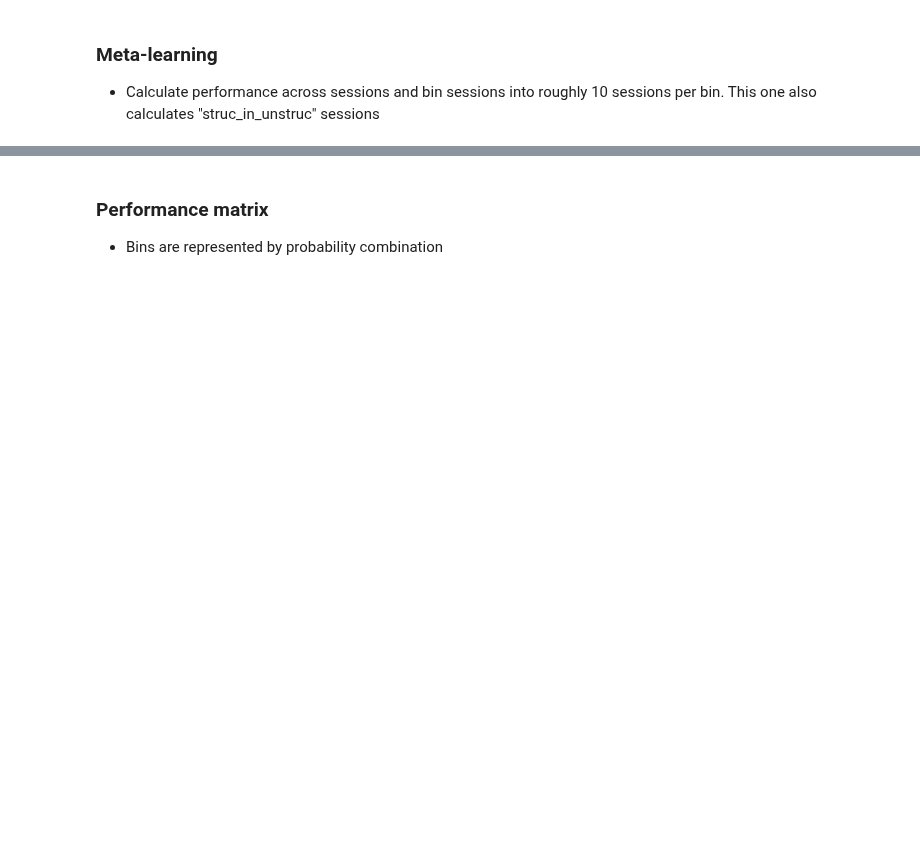
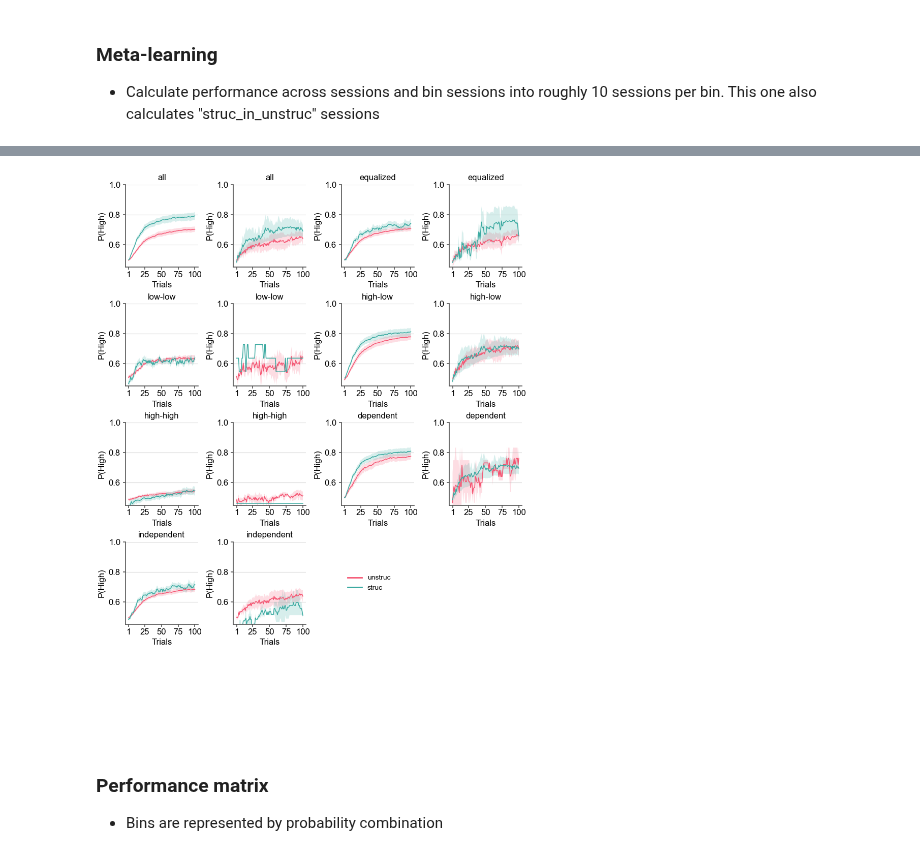
Before and after one commit to bapungiri/py_adlab_bg, a Jupyter notebook: mab_choice_performance1.ipynb, the cells around one changed output, grey strips where cells are left out. Saved outputs shown, nothing was run; the diff lists cells and outputs as text; code cells hidden in the pictures; blank space fills up the shorter version.

```diff
--- a/mab_choice_performance1.ipynb
+++ b/mab_choice_performance1.ipynb
@@ -226,3 +90,86 @@ AttributeError: 'NoneType' object has no attribute 'remove'
+# %%
+import numpy as np
+import seaborn as sns
+from matplotlib.lines import Line2D
+from neuropy import plotting
+import mab_subjects
+from mab_colors import Palette2Arm
+
+df = mab_subjects.GroupData().perf_tier.latest
+df = df[df["n_sessions"] >= 10]  # min sessions per tier per animal
+palette = Palette2Arm().as_dict()
+tier_labels = df["tier_label"].unique()
+names = df["name"].unique()
+plot_num = 1
+
+which_plots = "grouped"  # "grouped" or "subject-wise"
+
+match which_plots:
+
+    case "grouped":
+
+        # ------- Grouped performance plots ---------
+        fig = plotting.Fig(5, 4, fontsize=12)
+
+        for i, tier in enumerate(tier_labels):
+            for p, paradigm in enumerate(["8020", "9505"]):
+
+                mask = (df["tier_label"] == tier) & (df["paradigm"] == paradigm)
+                ax = fig.subplot(fig.gs[2 * i + p])
+                sns.lineplot(
+                    data=df[mask],
+                    x="trial_id",
+                    y="tier_perf",
+                    hue="group",
+                    hue_order=["unstruc", "struc"],
+                    palette=palette,
+                    lw=1.1,
+                    err_kws=dict(edgecolor="none"),
+                    errorbar="se",
+                    legend=False,
+                    ax=ax,
+                )
+                ax.set_ylim(0.45, 1)
+                ax.grid(axis="y", zorder=-1, alpha=0.5)
+                ax.set_ylabel("P(High)")
+                ax.set_xticks([1, 25, 50, 75, 100])
+                ax.set_xlabel("Trials")
+                ax.set_title(tier)
+
+        # one legend in the first unused slot, so it never covers data
+        hue_order = ["unstruc", "struc"]
+        leg_ax = fig.subplot(fig.gs[2 * len(tier_labels)])
+        leg_ax.axis("off")
+        leg_ax.legend(
+            [Line2D([], [], color=palette[g], lw=2) for g in hue_order],
+            hue_order,
+            loc="center left",
+            frameon=False,
+        )
+
+    # ------ Subject-wise performance plots ---------
+
+    case "subject-wise":
+        fig = plotting.Fig(int(np.ceil(len(names) / 4)), 4, num=2, fontsize=12)
+
+        for n, name in enumerate(names):
+            grp = df[df["name"] == name]["group"].unique()[0]
+            ax = fig.subplot(fig.gs[n])
+            sns.lineplot(
+                data=df[(df["name"] == name) & (df["tier_label"] == "all")],
+                x="trial_id",
+                y="tier_perf",
+                lw=1.1,
+                err_kws=dict(edgecolor="none"),
+                ax=ax,
+            )
+            ax.set_ylim(0.45, 1)
+            ax.grid(axis="y", zorder=-1, alpha=0.5)
+            ax.set_ylabel("Pr(Optimal Choice)")
+            ax.set_xticks([1, 25, 50, 75, 100])
+            ax.set_title(name + f" ({grp})")
+# %% [output]
+[figure, added]
 # %% [markdown]
 ### Performance matrix
 - Bins are represented by probability combination
```
Also changed, not shown: parts of 9 cells of this notebook, 9 other files.
